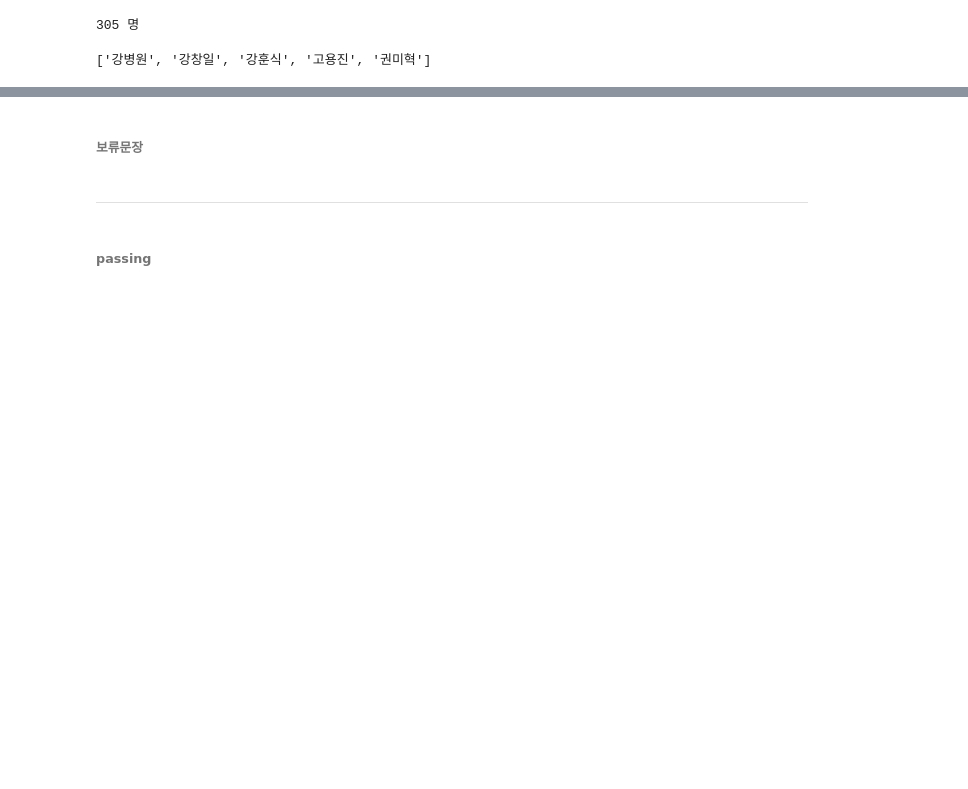
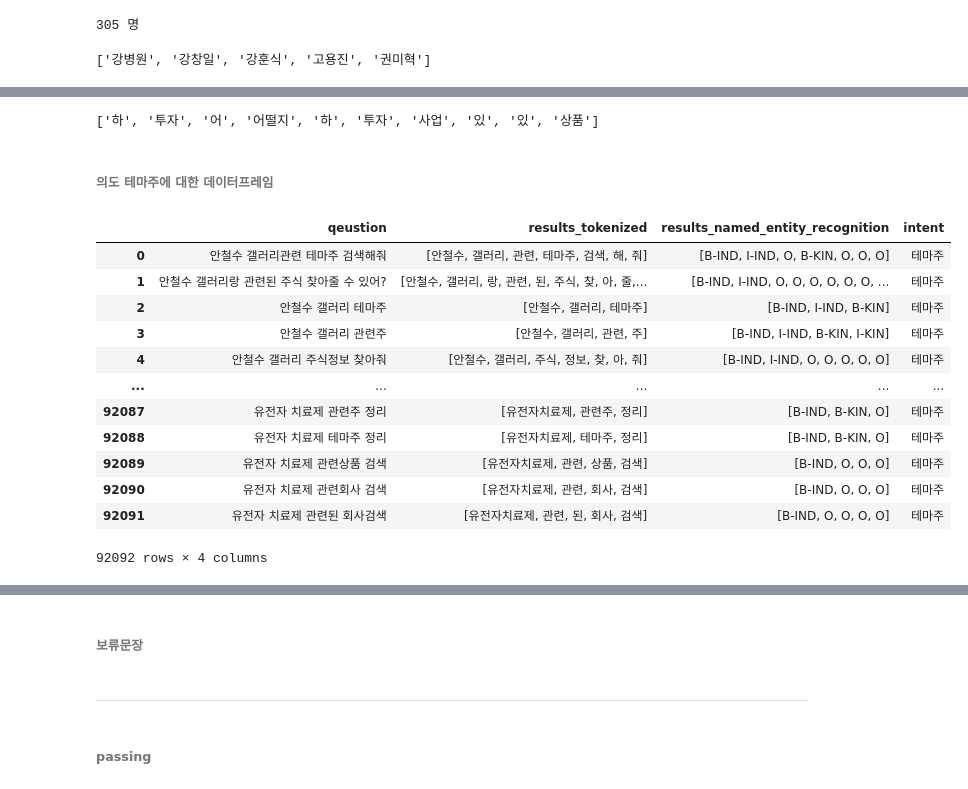
Before and after one commit to mwithgod3952/jh_Natural_language_processing, a Jupyter notebook: 챗봇_Demo.ipynb, the cells around one changed output, grey strips where cells are left out. Drawn from its saved outputs; the diff is of its cells as text; code cells hidden in the pictures; blank space fills up the shorter version.

```diff
--- a/챗봇_Demo.ipynb
+++ b/챗봇_Demo.ipynb
@@ -638,0 +734,5 @@ politician_name_list[:5]
+# %%
+# 테마주리스트, 정치인리스트, 연관검색어 리스트 모두를 한개의 리스트로 최종 결합
+tp_list_final  = [related_topic_list_final, politician_name_list, business_area_final, related_search_terms_final]
+tp_list_final = sum(tp_list_final,[])
+tp_list_final = list(set(tp_list_final))
@@ -638,0 +815,67 @@ politician_name_list[:5]
+# %%
+q_theme_1_sample = question_theme(['건설'])
+
+samples_tokenized_theme_q1 = []
+for q in q_theme_1_sample:
+  samples_tokenized_theme_q1.append(mecab.morphs(q))
+
+remove_object_name_f_theme = [X for sublist in samples_tokenized_theme_q1 for X in sublist if X != '건설']
+random.sample(remove_object_name_f_theme, 10)
+# %% [output]
+['하', '투자', '어', '어떨지', '하', '투자', '사업', '있', '있', '상품']
+# %%
+theme_info_1 = question_theme(list = tp_list_final)
+
+kinds = ['관련주', '테마주']
+
+tokenized_sequences = []
+label_sequences = []
+idx = 0
+for sample in theme_info_1:
+  temp_sample = []
+  tokenized_sample = mecab.morphs(sample)
+  tokenized_sequences.append(tokenized_sample)
+  z3 = []
+  if '관련' in tokenized_sample and '주' in tokenized_sample:
+    z3.append(1)
+  for word in tokenized_sample:
+    if len(z3) > 0 and word == '관련':
+      temp_sample.append('B-KIN')
+    elif len(z3) > 0 and word == '주':
+      temp_sample.append('I-KIN')
+    elif word in kinds:
+      temp_sample.append('B-KIN')
+    else:
+      if word in remove_object_name_f_theme:
+        temp_sample.append('O')
+      else:
+        if 'B-IND' in temp_sample:
+          temp_sample.append('I-IND')
+        else:
+          temp_sample.append('B-IND')
+  label_sequences.append(temp_sample)
+# %%
+q_df_theme_info_1 = pd.DataFrame()
+q_df_theme_info_1['qeustion'] = theme_info_1
+q_df_theme_info_1['results_tokenized'] = tokenized_sequences
+q_df_theme_info_1['results_named_entity_recognition'] = label_sequences
+# %% [markdown]
+###### 의도 테마주에 대한 데이터프레임
+# %%
+df_theme_info_final = q_df_theme_info_1.copy()
+df_theme_info_final['intent'] = '테마주'
+df_theme_info_final
+# %% [output]
+|  | qeustion | results_tokenized | results_named_entity_recognition | intent |
+| 0 | 안철수 갤러리관련 테마주 검색해줘 | [안철수, 갤러리, 관련, 테마주, 검색, 해, 줘] | [B-IND, I-IND, O, B-KIN, O, O, O] | 테마주 |
+| 1 | 안철수 갤러리랑 관련된 주식 찾아줄 수 있어? | [안철수, 갤러리, 랑, 관련, 된, 주식, 찾, 아, 줄,... | [B-IND, I-IND, O, O, O, O, O, O, ... | 테마주 |
+| 2 | 안철수 갤러리 테마주 | [안철수, 갤러리, 테마주] | [B-IND, I-IND, B-KIN] | 테마주 |
+| 3 | 안철수 갤러리 관련주 | [안철수, 갤러리, 관련, 주] | [B-IND, I-IND, B-KIN, I-KIN] | 테마주 |
+| 4 | 안철수 갤러리 주식정보 찾아줘 | [안철수, 갤러리, 주식, 정보, 찾, 아, 줘] | [B-IND, I-IND, O, O, O, O, O] | 테마주 |
+| ... | ... | ... | ... | ... |
+| 92087 | 유전자 치료제 관련주 정리 | [유전자치료제, 관련주, 정리] | [B-IND, B-KIN, O] | 테마주 |
+| 92088 | 유전자 치료제 테마주 정리 | [유전자치료제, 테마주, 정리] | [B-IND, B-KIN, O] | 테마주 |
+| 92089 | 유전자 치료제 관련상품 검색 | [유전자치료제, 관련, 상품, 검색] | [B-IND, O, O, O] | 테마주 |
+| 92090 | 유전자 치료제 관련회사 검색 | [유전자치료제, 관련, 회사, 검색] | [B-IND, O, O, O] | 테마주 |
+| 92091 | 유전자 치료제 관련된 회사검색 | [유전자치료제, 관련, 된, 회사, 검색] | [B-IND, O, O, O, O] | 테마주 |
+92092 rows × 4 columns
```
Also changed, not shown: parts of 46 cells of this notebook.
